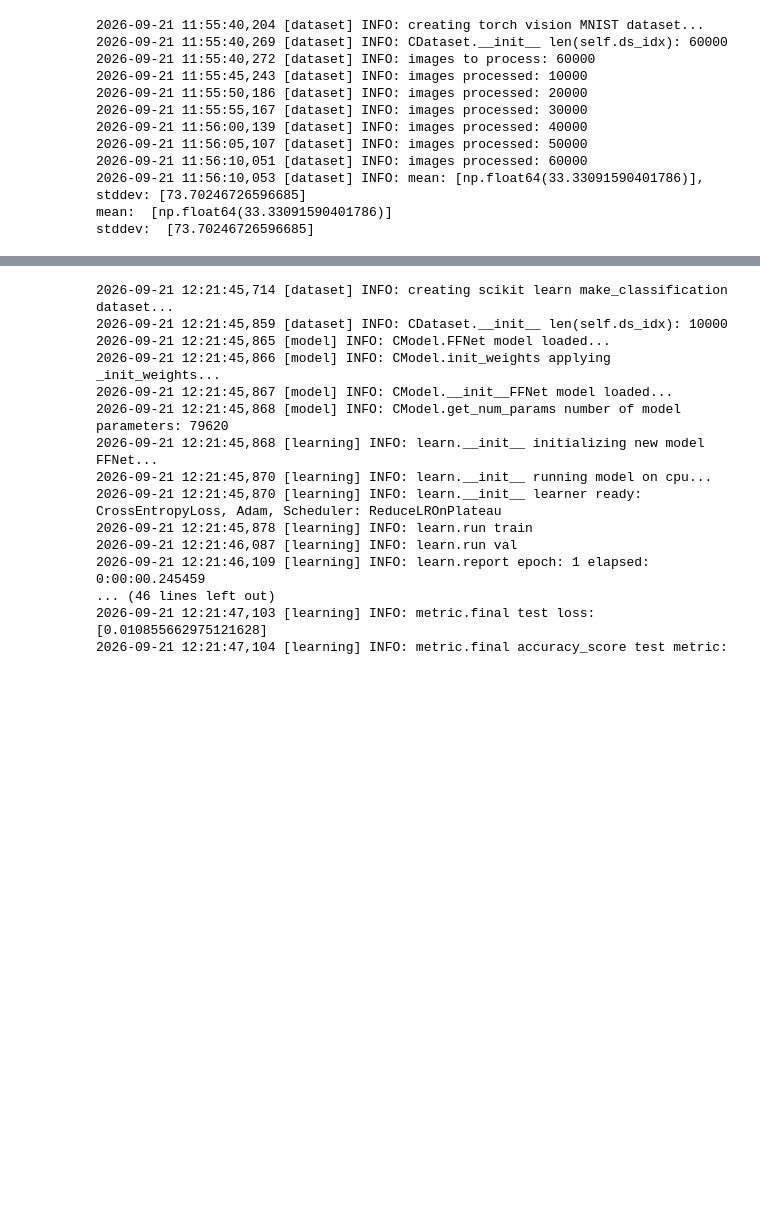
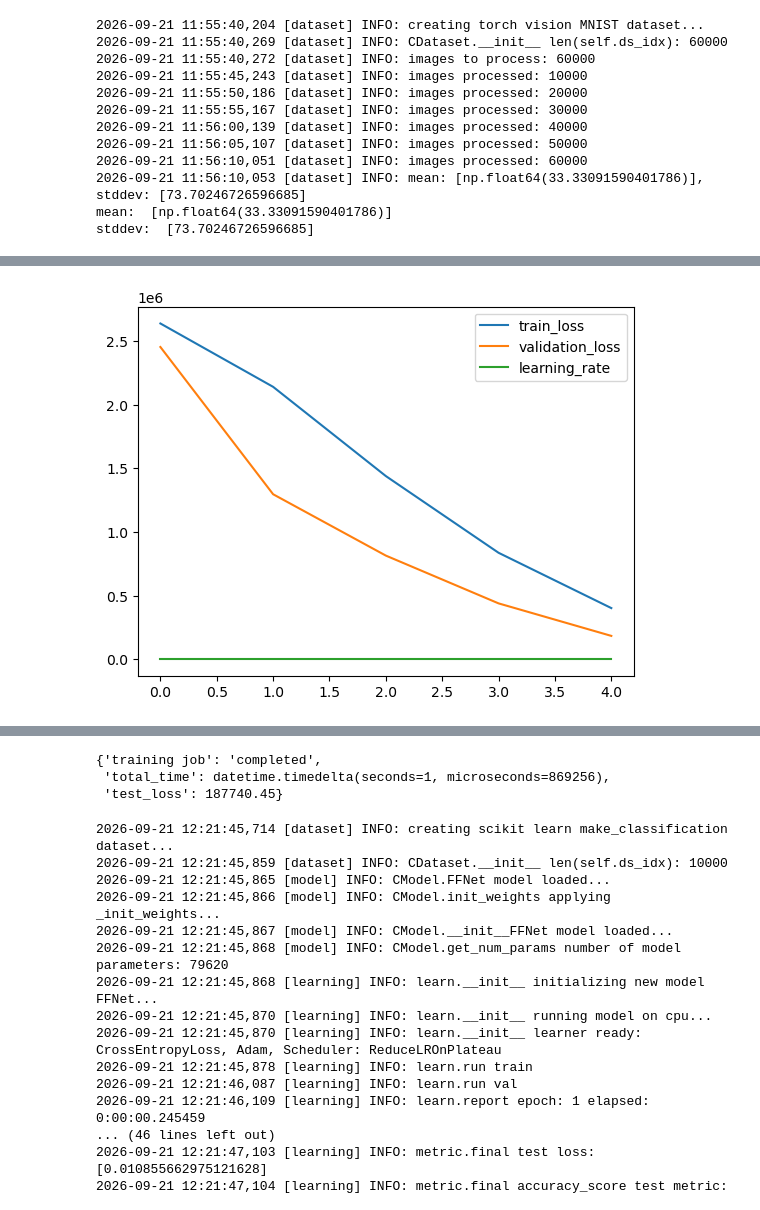
Before and after one commit to icanswim/cosmosis, a Jupyter notebook: experiment.ipynb, the cells around one changed output, grey strips where cells are left out. Cells and saved outputs as stored; diff of their text form; code cells hidden in the pictures; blank space fills up the shorter version.

```diff
--- a/experiment.ipynb
+++ b/experiment.ipynb
@@ -281,7 +281,8 @@ ds_param = {'train_param': {'input_dict': {'X': ['X'],
 
 metric_param = {'report_interval': 1,
                  'last_n': 5,
-                 'min_lr': .00125} #break if learning rate falls below
+                 'min_lr': .00125,
+                 'log_dir': 'test'} #break if learning rate falls below
 
 opt_param = {'lr': 0.01}
 
@@ -304,7 +305,7 @@ learn = Learn([SKDS],
               model_param=model_param, ds_param=ds_param, sample_param=sample_param,
               opt_param=opt_param, sched_param=sched_param, crit_param=crit_param,
               metric_param=metric_param,
-              batch_size=512, epoch=5, gpu=True)
+              batch_size=512, epoch=5, gpu=True, save_model=True)
 
 learn.run_experiment()
 # %% [output]
@@ -327,0 +329 @@ total learning time: 0:00:03.604129
+[figure, added]
@@ -331,3 +332,6 @@ total learning time: 0:00:03.604129
+{'training job': 'completed',
+ 'total_time': datetime.timedelta(seconds=1, microseconds=869256),
+ 'test_loss': 187740.45}
 # %%
 # SKDS dataset with sklearn Metric and FFNet model
 
```
Also changed, not shown: parts of 6 cells of this notebook, 2 other files.
